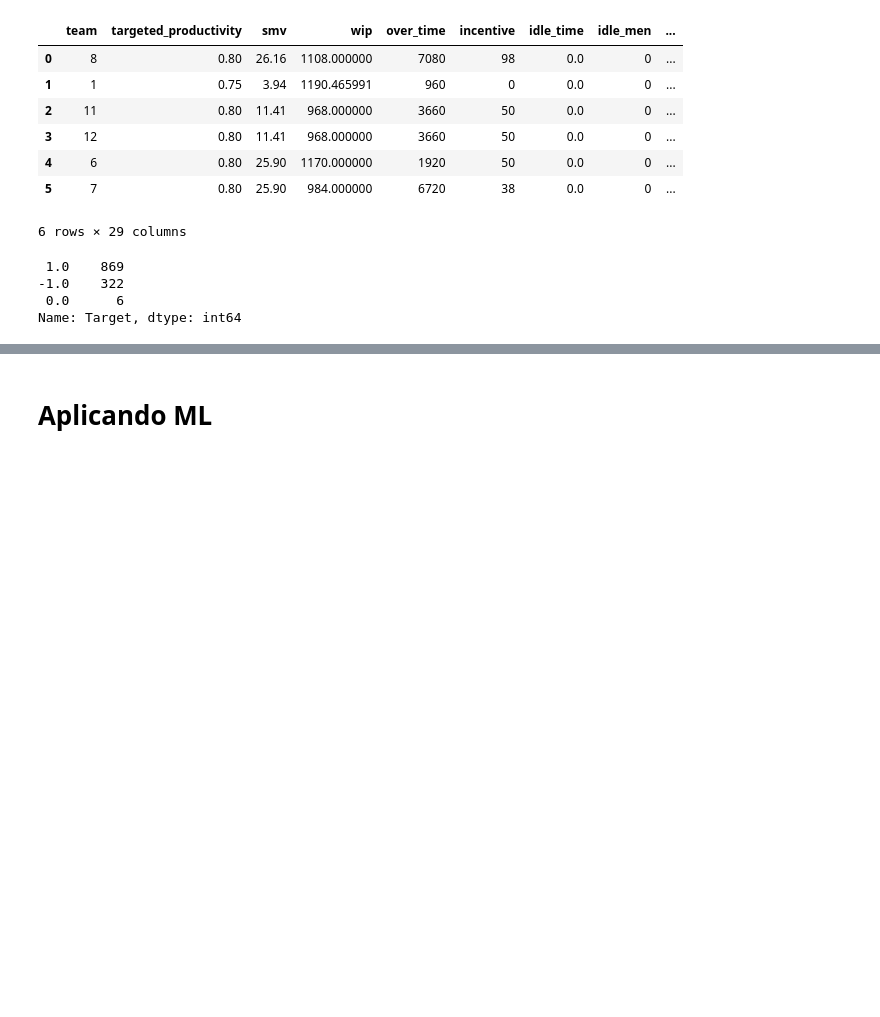
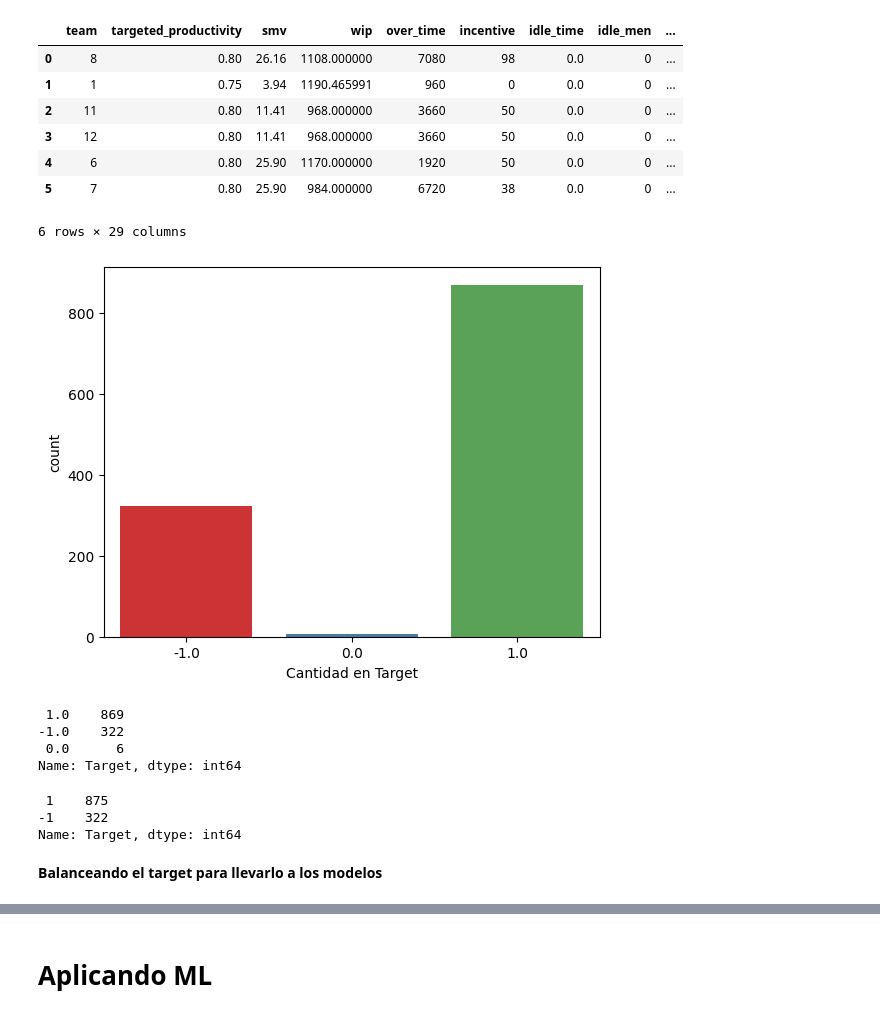
Before and after one commit to aparedesum/ProductivityPrediction, a Jupyter notebook: EvaluacionModelosProductividad.ipynb, the cells around one changed output, grey strips where cells are left out. Cells and saved outputs as stored; diff of their text form; code cells hidden in the pictures; blank space fills up the shorter version.

```diff
--- a/EvaluacionModelosProductividad.ipynb
+++ b/EvaluacionModelosProductividad.ipynb
@@ -298,6 +298,13 @@ df.head(6)
 | 4 | 6 | 0.80 | 25.90 | 1170.000000 | 1920 | 50 | 0.0 | 0 | ... |
 | 5 | 7 | 0.80 | 25.90 | 984.000000 | 6720 | 38 | 0.0 | 0 | ... |
 6 rows × 29 columns
+# %%
+#Revisaremos si hay un desbalance es la variable Target
+ax = sns.countplot(x='Target',data= df, palette ='Set1')
+plt.xlabel("Cantidad en Target")
+plt.show()
+# %% [output]
+[figure, added]
 # %%
 df['Target'].value_counts()
 # %% [output]
@@ -305,3 +312,12 @@ df['Target'].value_counts()
 -1.0    322
  0.0      6
 Name: Target, dtype: int64
+# %%
+df['Target'] = [-1 if x==-1 else 1 for x in df['Target']]
+df['Target'].value_counts()
+# %% [output]
+ 1    875
+-1    322
+Name: Target, dtype: int64
+# %% [markdown]
+**Balanceando el target para llevarlo a los modelos**
```
Also changed, not shown: parts of 8 cells of this notebook.
